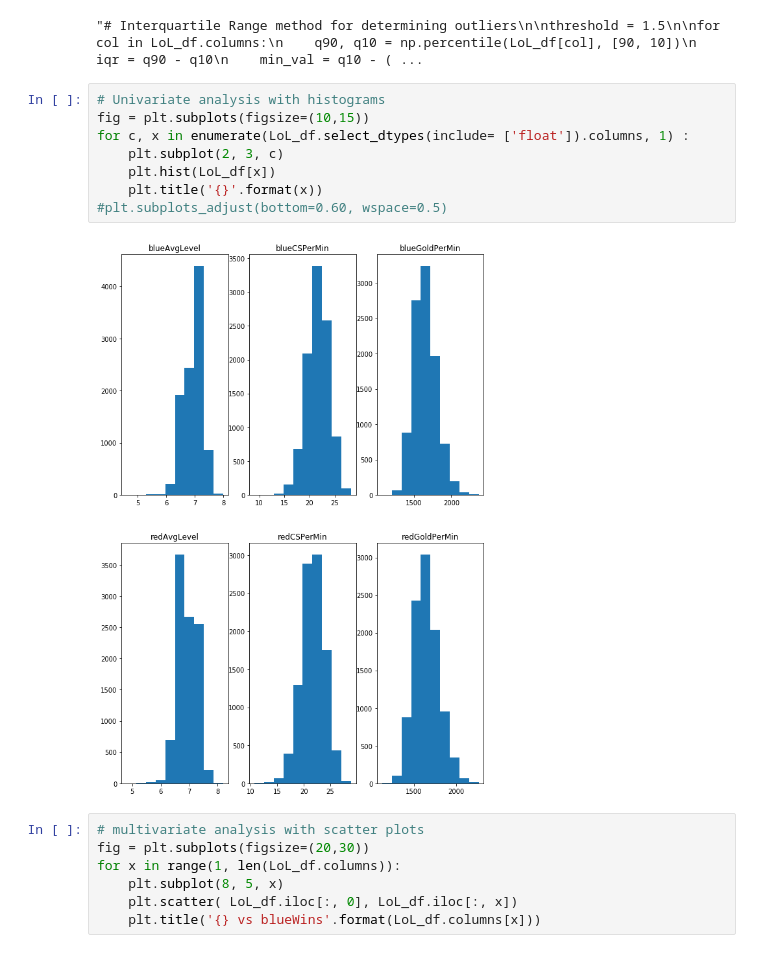
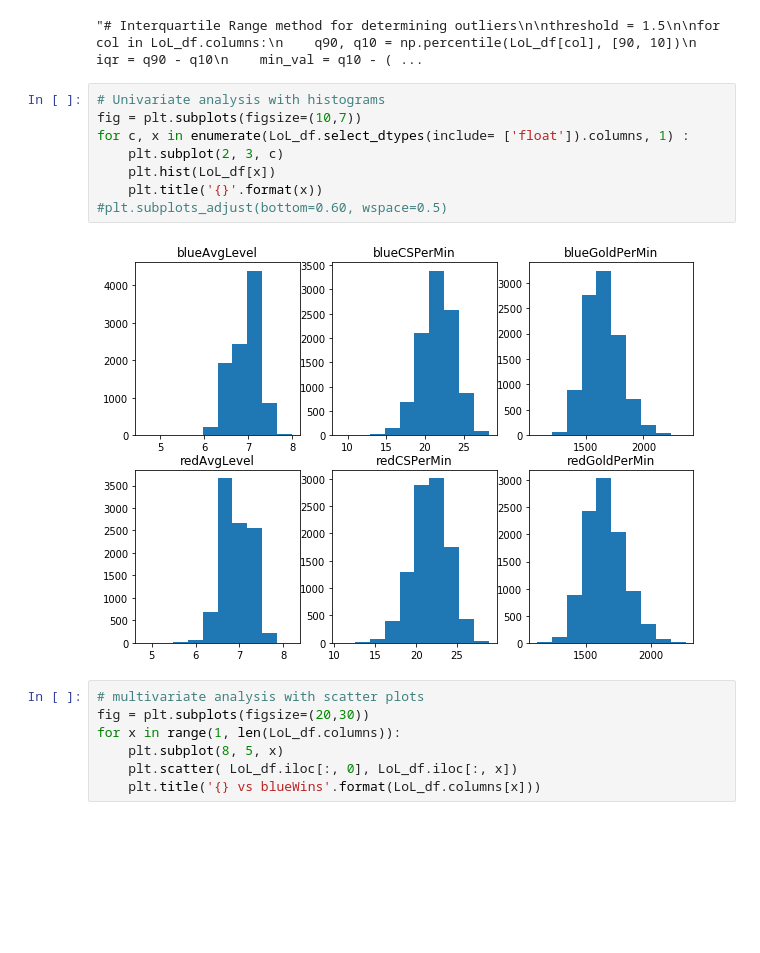
Before and after one commit to RPerron91/capstone2, a Jupyter notebook: capstone2.ipynb, the cells around one changed output. Saved outputs shown, nothing was run; the diff lists cells and outputs as text; blank space fills up the shorter version.

```diff
--- a/capstone2.ipynb
+++ b/capstone2.ipynb
@@ -122,14 +122,14 @@ for col in LoL_df.columns:
 "# Interquartile Range method for determining outliers\n\nthreshold = 1.5\n\nfor col in LoL_df.columns:\n    q90, q10 = np.percentile(LoL_df[col], [90, 10])\n    iqr = q90 - q10\n    min_val = q10 - ( ...
 # %%
 # Univariate analysis with histograms
-fig = plt.subplots(figsize=(10,15))
+fig = plt.subplots(figsize=(10,7))
 for c, x in enumerate(LoL_df.select_dtypes(include= ['float']).columns, 1) :
     plt.subplot(2, 3, c)
     plt.hist(LoL_df[x])
     plt.title('{}'.format(x))
 #plt.subplots_adjust(bottom=0.60, wspace=0.5)
 # %% [output]
-[figure, old version]
+[figure, new version]
 # %%
 # multivariate analysis with scatter plots
 fig = plt.subplots(figsize=(20,30))
```
Also changed, not shown: parts of 11 cells of this notebook.
